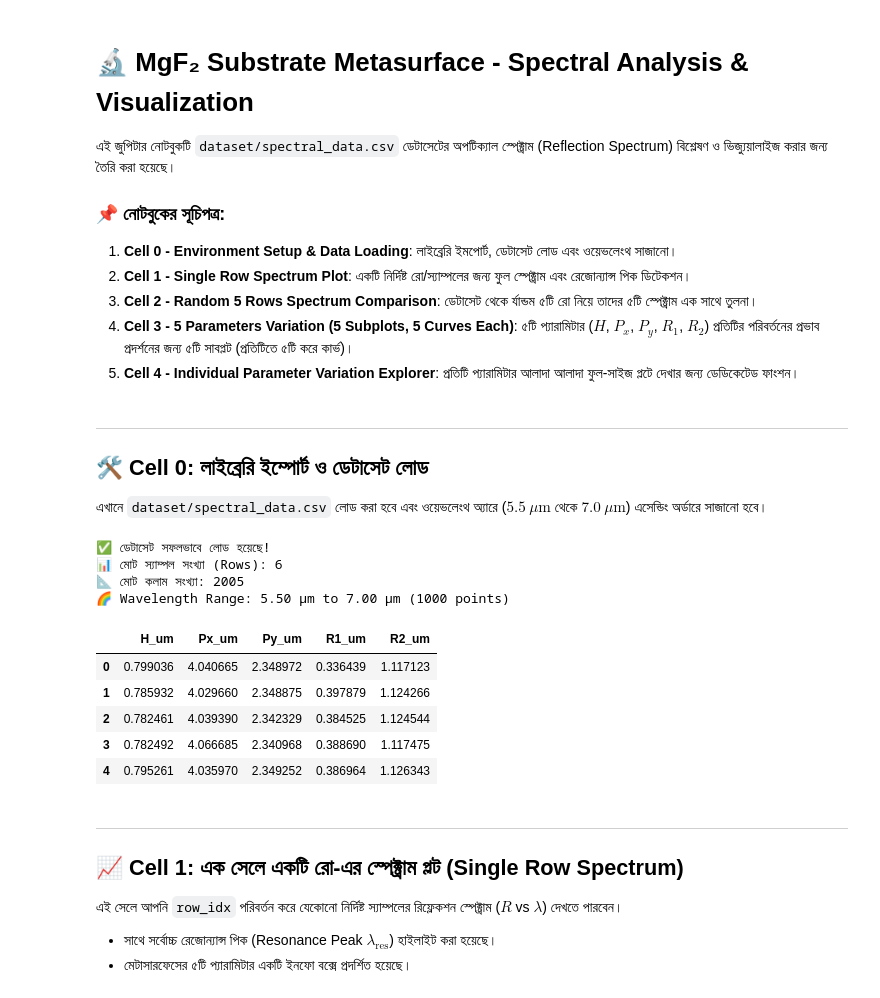
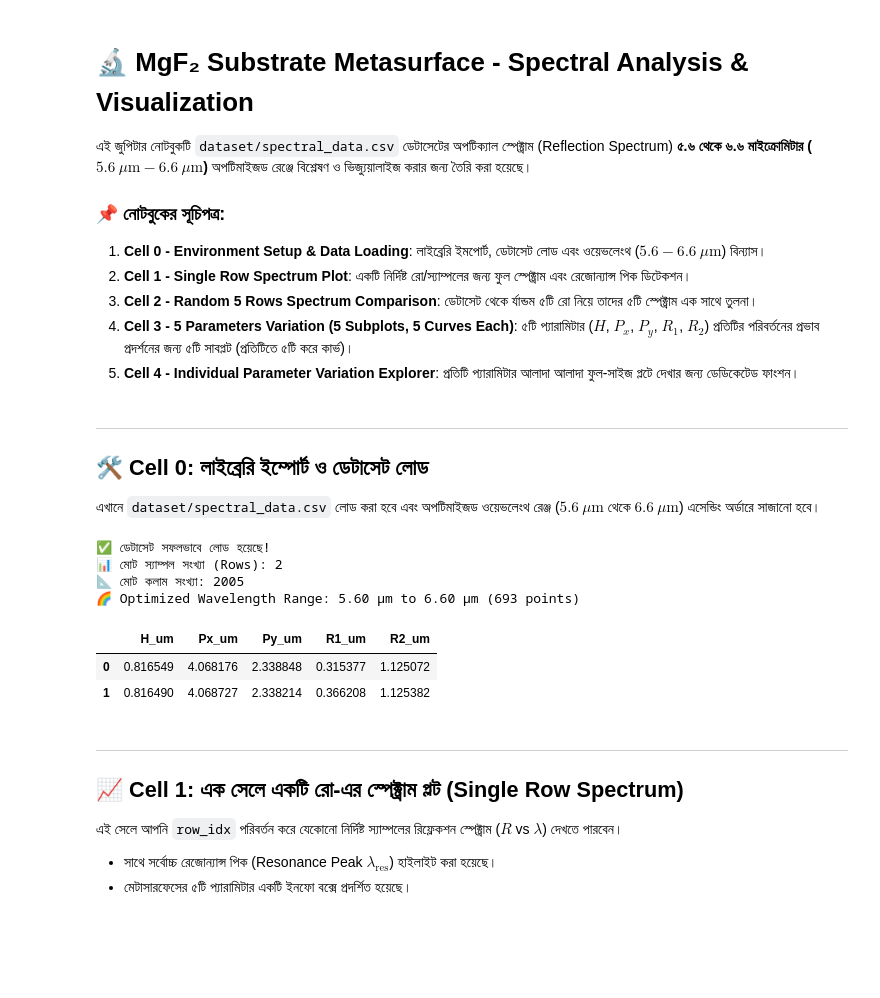
Before and after one commit to najibulazam/High-Q-Quasi-BIC-Silicon-on-MgF-Metasurfaces, a Jupyter notebook: plot_spectrum_analysis.ipynb, the cells around one changed output. Saved outputs shown, nothing was run; the diff lists cells and outputs as text; code cells hidden in the pictures; blank space fills up the shorter version.

```diff
--- a/plot_spectrum_analysis.ipynb
+++ b/plot_spectrum_analysis.ipynb
@@ -1,10 +1,10 @@
 # %% [markdown]
 # 🔬 MgF₂ Substrate Metasurface - Spectral Analysis & Visualization
 
-এই জুপিটার নোটবুকটি `dataset/spectral_data.csv` ডেটাসেটের অপটিক্যাল স্পেক্ট্রাম (Reflection Spectrum) বিশ্লেষণ ও ভিজ্যুয়ালাইজ করার জন্য তৈরি করা হয়েছে।
+এই জুপিটার নোটবুকটি `dataset/spectral_data.csv` ডেটাসেটের অপটিক্যাল স্পেক্ট্রাম (Reflection Spectrum) **৫.৬ থেকে ৬.৬ মাইক্রোমিটার ($5.6\ \mu\text{m} - 6.6\ \mu\text{m}$)** অপটিমাইজড রেঞ্জে বিশ্লেষণ ও ভিজ্যুয়ালাইজ করার জন্য তৈরি করা হয়েছে।
 
 ### 📌 নোটবুকের সূচিপত্র:
-1. **Cell 0 - Environment Setup & Data Loading**: লাইব্রেরি ইমপোর্ট, ডেটাসেট লোড এবং ওয়েভলেংথ সাজানো।
+1. **Cell 0 - Environment Setup & Data Loading**: লাইব্রেরি ইমপোর্ট, ডেটাসেট লোড এবং ওয়েভলেংথ ($5.6 - 6.6\ \mu\text{m}$) বিন্যাস।
 2. **Cell 1 - Single Row Spectrum Plot**: একটি নির্দিষ্ট রো/স্যাম্পলের জন্য ফুল স্পেক্ট্রাম এবং রেজোন্যান্স পিক ডিটেকশন।
 3. **Cell 2 - Random 5 Rows Spectrum Comparison**: ডেটাসেট থেকে র্যান্ডম ৫টি রো নিয়ে তাদের ৫টি স্পেক্ট্রাম এক সাথে তুলনা।
 4. **Cell 3 - 5 Parameters Variation (5 Subplots, 5 Curves Each)**: ৫টি প্যারামিটার ($H$, $P_x$, $P_y$, $R_1$, $R_2$) প্রতিটির পরিবর্তনের প্রভাব প্রদর্শনের জন্য ৫টি সাবপ্লট (প্রতিটিতে ৫টি করে কার্ভ)।
@@ -12,7 +12,7 @@
 # %% [markdown]
 ---
 ## 🛠️ Cell 0: লাইব্রেরি ইম্পোর্ট ও ডেটাসেট লোড
-এখানে `dataset/spectral_data.csv` লোড করা হবে এবং ওয়েভলেংথ অ্যারে ($5.5\ \mu\text{m}$ থেকে $7.0\ \mu\text{m}$) এসেন্ডিং অর্ডারে সাজানো হবে।
+এখানে `dataset/spectral_data.csv` লোড করা হবে এবং অপটিমাইজড ওয়েভলেংথ রেঞ্জ ($5.6\ \mu\text{m}$ থেকে $6.6\ \mu\text{m}$) এসেন্ডিং অর্ডারে সাজানো হবে।
 # %%
 import os
 import numpy as np
@@ -38,7 +38,7 @@ plt.rcParams.update({
 # ডেটাসেট পাথ
 csv_path = os.path.join("dataset", "spectral_data.csv")
 if not os.path.exists(csv_path):
-    raise FileNotFoundError(f"❌ ফাইল পাওয়া যায়নি: {csv_path}")
+    raise FileNotFoundError(f"❌ '{csv_path}' পাওয়া যায়নি! অনুগ্রহ করে প্রথমে 'run_sweep.py' চালিয়ে ডেটাসেট তৈরি করুন।")
 
 df = pd.read_csv(csv_path)
 print(f"✅ ডেটাসেট সফলভাবে লোড হয়েছে!")
@@ -49,45 +49,47 @@ print(f"📐 মোট কলাম সংখ্যা: {len(df.columns)}")
 geo_cols = ['H_um', 'Px_um', 'Py_um', 'R1_um', 'R2_um']
 param_names = {
     'H_um': 'Pillar Height H',
     'Px_um': 'Periodicity Px',
     'Py_um': 'Periodicity Py',
     'R1_um': 'Ellipse Radius R1',
     'R2_um': 'Ellipse Radius R2'
 }
 
 # স্পেক্ট্রাল কলাম সমূহ (w_i এবং r_i)
 w_cols = sorted([c for c in df.columns if c.startswith('w_')], key=lambda x: int(x.split('_')[1]))
 r_cols = sorted([c for c in df.columns if c.startswith('r_')], key=lambda x: int(x.split('_')[1]))
 
-# ওয়েভলেংথ এক্স-অক্ষ (Ascending অর্ডারে সাজানো: 5.5 µm -> 7.0 µm)
+# ওয়েভলেংথ এক্স-অক্ষ (Ascending অর্ডারে সাজানো: 5.6 µm -> 6.6 µm)
 w_raw = df[w_cols].iloc[0].values.astype(float)
 sort_idx = np.argsort(w_raw)
-wavelengths = w_raw[sort_idx]
+w_sorted = w_raw[sort_idx]
+
+# অপটিমাইজড 5.6 থেকে 6.6 µm রেঞ্জ ফিল্টার
+valid_mask = (w_sorted >= 5.60) & (w_sorted <= 6.60)
+wavelengths = w_sorted[valid_mask]
 
 def get_spectrum(dataframe, row_idx):
-    """নির্দিষ্ট রো এর জন্য সাজানো ওয়েভলেংথ এবং রিফ্লেকশন অ্যারে প্রদান করে"""
+    """নির্দিষ্ট রো এর জন্য সাজানো ওয়েভলেংথ এবং রিফ্লেকশন অ্যারে (5.6 - 6.6 µm) প্রদান করে"""
     r_raw = dataframe[r_cols].iloc[row_idx].values.astype(float)
-    return wavelengths, r_raw[sort_idx]
+    r_sorted = r_raw[sort_idx]
+    return wavelengths, r_sorted[valid_mask]
 
 def get_param_str(dataframe, row_idx):
     """রো এর প্যারামিটারগুলোর একটি ফরম্যাটেড স্ট্রিং তৈরি করে"""
     row = dataframe.iloc[row_idx]
     return (f"H={row['H_um']:.3f} µm, Px={row['Px_um']:.3f} µm, "
             f"Py={row['Py_um']:.3f} µm, R1={row['R1_um']:.3f} µm, R2={row['R2_um']:.3f} µm")
 
-print(f"🌈 Wavelength Range: {wavelengths.min():.2f} µm to {wavelengths.max():.2f} µm ({len(wavelengths)} points)")
+print(f"🌈 Optimized Wavelength Range: {wavelengths.min():.2f} µm to {wavelengths.max():.2f} µm ({len(wavelengths)} points)")
 display(df[geo_cols].head())
 # %% [output]
 ✅ ডেটাসেট সফলভাবে লোড হয়েছে!
-📊 মোট স্যাম্পল সংখ্যা (Rows): 6
+📊 মোট স্যাম্পল সংখ্যা (Rows): 2
 📐 মোট কলাম সংখ্যা: 2005
-🌈 Wavelength Range: 5.50 µm to 7.00 µm (1000 points)
+🌈 Optimized Wavelength Range: 5.60 µm to 6.60 µm (693 points)
 |  | H_um | Px_um | Py_um | R1_um | R2_um |
-| 0 | 0.799036 | 4.040665 | 2.348972 | 0.336439 | 1.117123 |
-| 1 | 0.785932 | 4.029660 | 2.348875 | 0.397879 | 1.124266 |
-| 2 | 0.782461 | 4.039390 | 2.342329 | 0.384525 | 1.124544 |
-| 3 | 0.782492 | 4.066685 | 2.340968 | 0.388690 | 1.117475 |
-| 4 | 0.795261 | 4.035970 | 2.349252 | 0.386964 | 1.126343 |
+| 0 | 0.816549 | 4.068176 | 2.338848 | 0.315377 | 1.125072 |
+| 1 | 0.816490 | 4.068727 | 2.338214 | 0.366208 | 1.125382 |
 # %% [markdown]
 ---
 ## 📈 Cell 1: এক সেলে একটি রো-এর স্পেক্ট্রাম প্লট (Single Row Spectrum)
```
Also changed, not shown: parts of 4 cells of this notebook, 3 other files.
